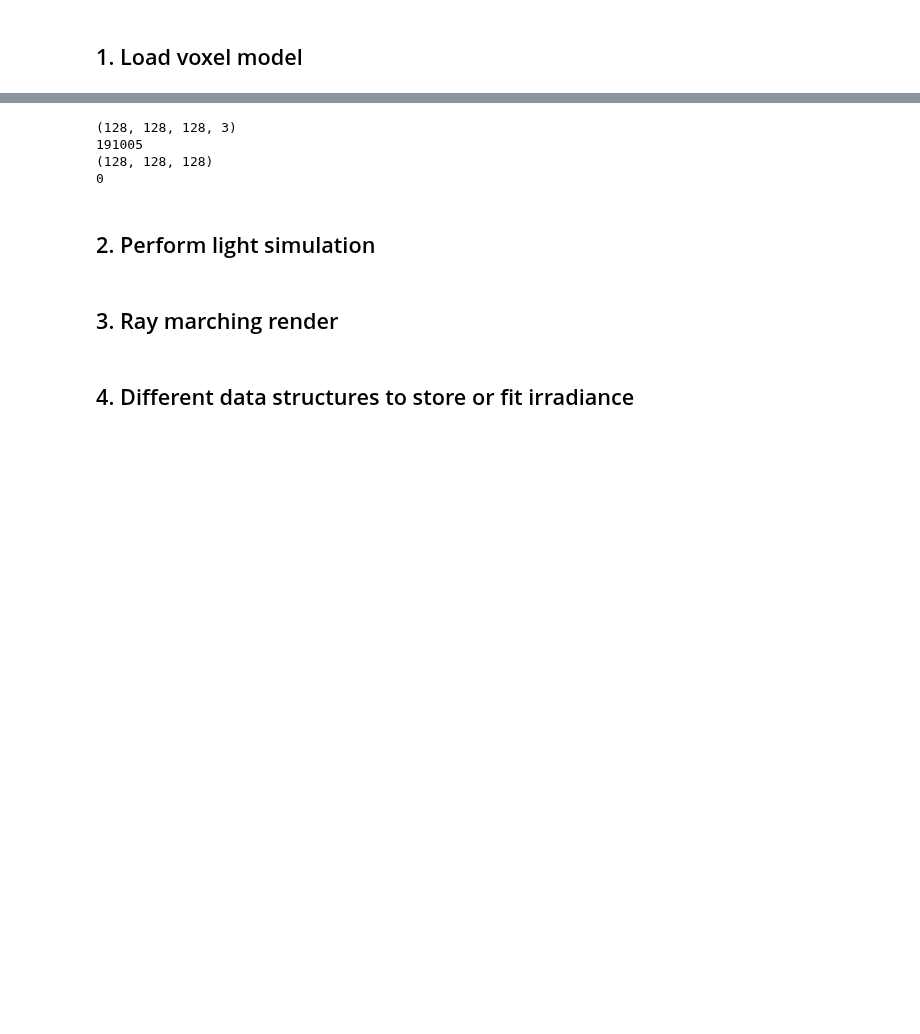
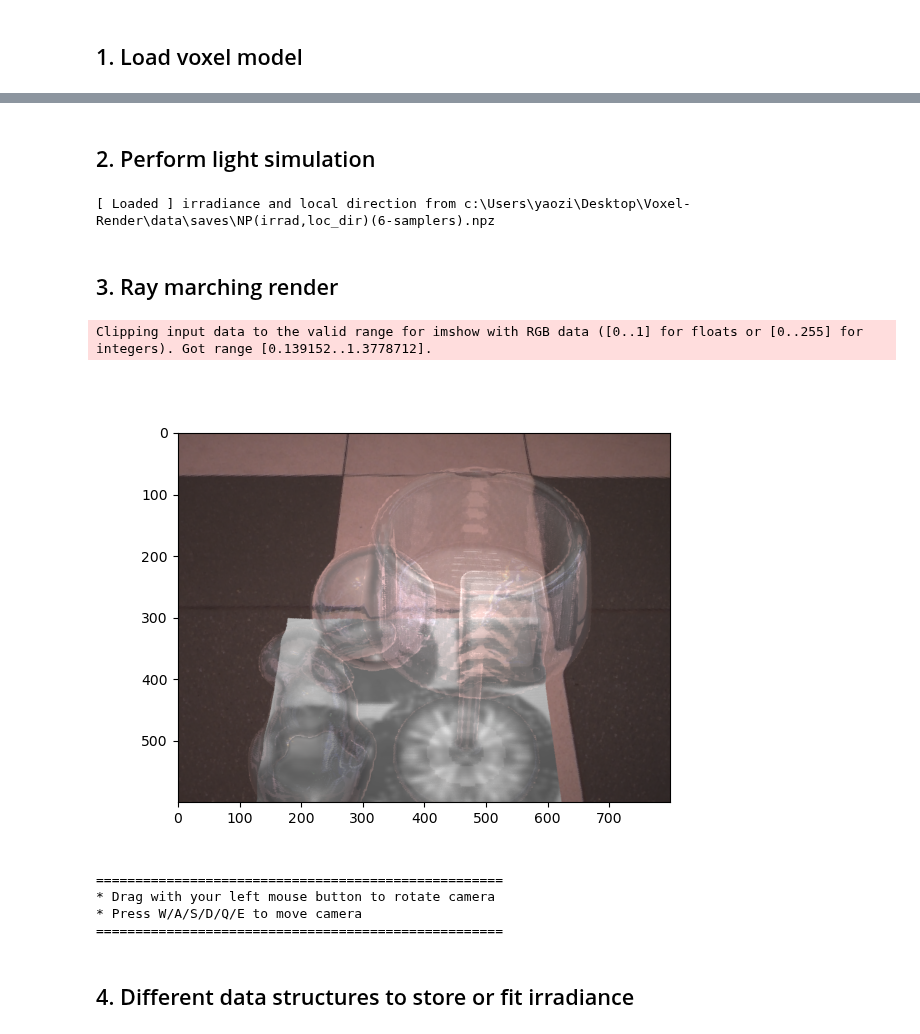
Before and after one commit to swirling-wind/Eikonal-Voxel-Rendering, a Jupyter notebook: main.ipynb, the cells around one changed output, grey strips where cells are left out. Saved outputs shown, nothing was run; the diff lists cells and outputs as text; code cells hidden in the pictures; blank space fills up the shorter version.

Commit message:
Add offline_render method to Scene

```diff
--- a/main.ipynb
+++ b/main.ipynb
@@ -4,32 +4,29 @@
 from setup.voxel_setup import setup_voxel_scene, NUM_XYZ
 from common.plot import Plotter
 from simulation.simulator import get_irrad_loc_dir, compute_ior_gradient
-from simulation.simulate_utils import remove_under_floor
 
 import taichi as ti
-from scipy import ndimage
+# from scipy import ndimage
 
 %load_ext autoreload
 %autoreload 2
 # May comment it because the compatibility of this extension is not good
 %matplotlib widget
 import numpy as np
+
 # debug=True to check boundary access
 ti.init(arch=ti.gpu)
 
 scene, floor_height = setup_voxel_scene()
 
 sampler_multiplier = 6
-to_load_save = False
+to_load_save = True
 plotter = Plotter(sampler_multiplier, floor_height)
 
 GAUSSIAN_SIGMA = 2.0
 GAUSSIAN_RADIUS = 2
 
-scene.ior = ndimage.gaussian_filter(scene.ior, sigma=GAUSSIAN_SIGMA, radius=GAUSSIAN_RADIUS)
-scene.attenuation = ndimage.gaussian_filter(scene.attenuation, sigma=GAUSSIAN_SIGMA, radius=GAUSSIAN_RADIUS)
-scene.scatter_strength = ndimage.gaussian_filter(scene.scatter_strength, sigma=GAUSSIAN_SIGMA, radius=GAUSSIAN_RADIUS)
-
+scene.apply_filter(sigma=GAUSSIAN_SIGMA, radius=GAUSSIAN_RADIUS)
 scene.gradient = compute_ior_gradient(scene.ior)
 # %% [output]
 [Taichi] version 1.7.1, llvm 15.0.1, commit 0f143b2f, win, python 3.11.9
@@ -47,19 +42,3 @@ Floor Ratio: -0.9 , Floor Height: 6
-# %%
-import numpy as np
-test_gradient = scene.gradient
-print(test_gradient.shape)
-
-non_zero_gradient = np.linalg.norm(test_gradient, axis=-1) > 0
-print(np.sum(non_zero_gradient))
-
-grad_mask = np.linalg.norm(test_gradient, axis=-1) >  4.0
-print(grad_mask.shape)
-print(np.sum(grad_mask))
-# %% [output]
-(128, 128, 128, 3)
-191005
-(128, 128, 128)
-0
 # %% [markdown]
 ## 2. Perform light simulation
 # %%
@@ -67,6 +46,8 @@ scene.irradiance, scene.local_diretion = get_irrad_loc_dir(scene, sampler_multip
                                                            to_load_save=to_load_save,
                                                            plotter=plotter,
                                                            num_show_images=3)
-scene.ior = remove_under_floor(scene.ior, floor_height)
+scene.truncate_outside_surface(gradient_threshold=0.06) # Post process the scene
+# %% [output]
+[ Loaded ] irradiance and local direction from c:\Users\yaozi\Desktop\Voxel-Render\data\saves\NP(irrad,loc_dir)(6-samplers).npz
 # %%
 # plotter.plot_irradiance_grid(scene.irradiance)
@@ -74,8 +55,21 @@ plotter.plot_irradiance_slices(scene.irradiance, num_slices=4, z_start=30, z_end
 # plotter.plot_local_direction_grid_slices(scene.local_diretion[:, floor_height:, :], num_slices=4, z_start=30, z_end=100)
 # %% [markdown]
 ## 3. Ray marching render
+# %%
+res = scene.offline_render([np.array([3.0, 3.0, 0.0])])
+import matplotlib.pyplot as plt
+plt.imshow(res[0])
+plt.show()
+# %% [output]
+Clipping input data to the valid range for imshow with RGB data ([0..1] for floats or [0..255] for integers). Got range [0.139152..1.3778712].
+[figure, added]
 # %%
-scene.display()
+scene.rt_render()
+# %% [output]
+====================================================
+* Drag with your left mouse button to rotate camera
+* Press W/A/S/D/Q/E to move camera
+====================================================
 # %% [markdown]
 ## 4. Different data structures to store or fit irradiance
 # %%
```
Also changed, not shown: parts of 5 cells of this notebook, 5 other files.
